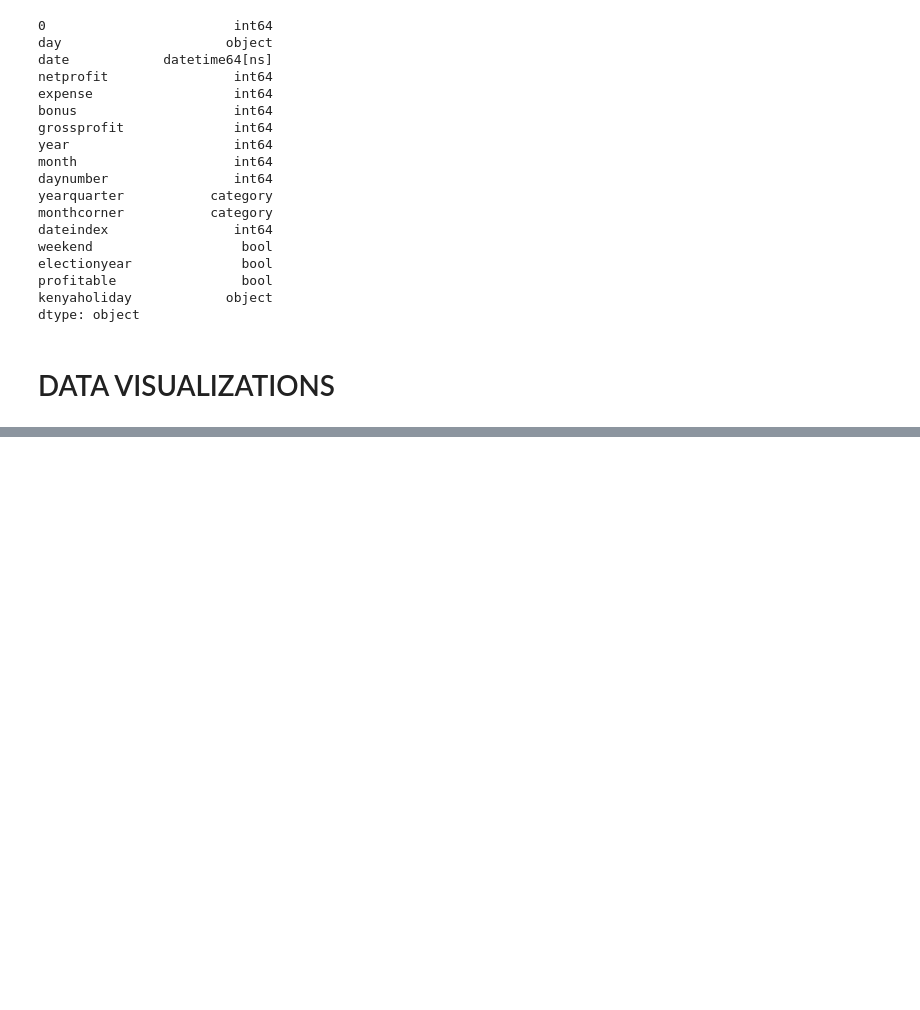
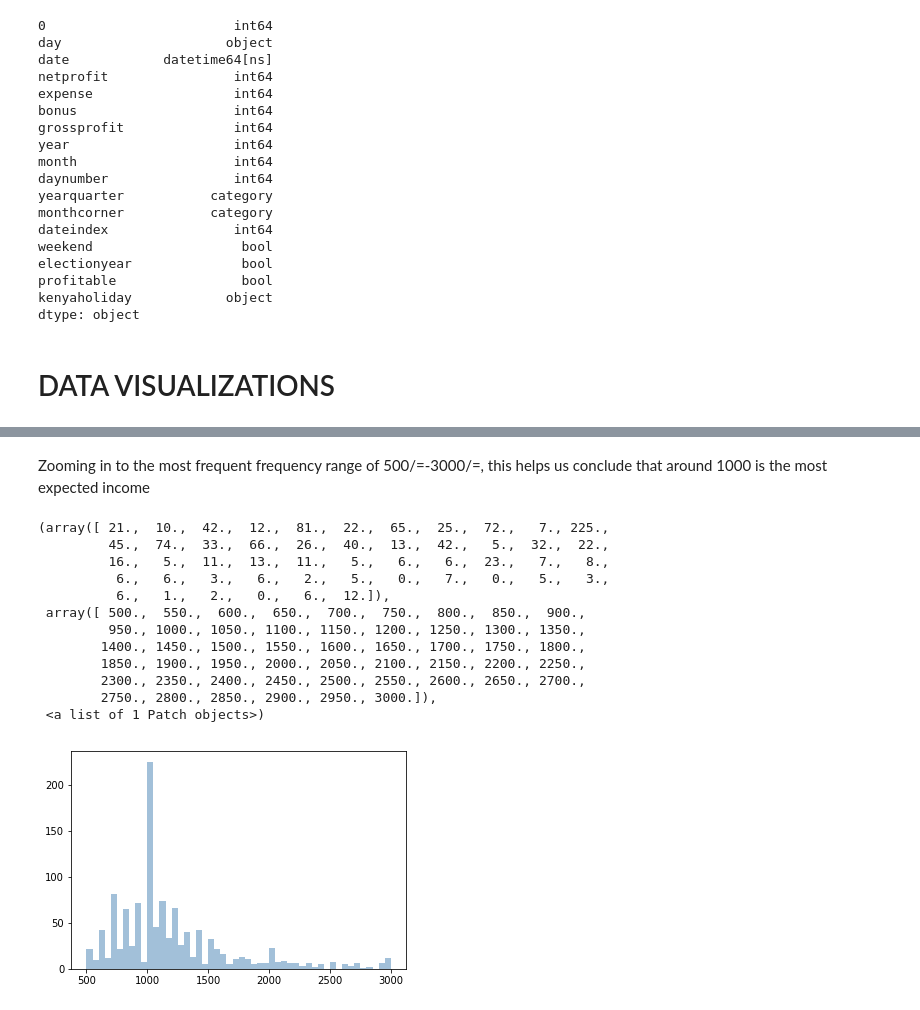
Before and after one commit to KenyanGeek/Data-Science-and-Machine-Learning, a Jupyter notebook: Ongoing 7D Data Project.ipynb, the cells around one changed output, grey strips where cells are left out. Drawn from its saved outputs; the diff is of its cells as text; code cells hidden in the pictures; blank space fills up the shorter version.

```diff
--- a/Ongoing 7D Data Project.ipynb
+++ b/Ongoing 7D Data Project.ipynb
@@ -433,0 +462,20 @@ dtype: object
+# %% [markdown]
+Zooming in to the most frequent frequency range of 500/=-3000/=, this helps us conclude that around 1000 is the most expected income
+# %%
+plt.hist(df.grossprofit, bins=50,  alpha=0.5,
+                histtype='stepfilled', color='steelblue',
+                edgecolor='none', range = (500, 3000))
+# %% [output]
+(array([ 21.,  10.,  42.,  12.,  81.,  22.,  65.,  25.,  72.,   7., 225.,
+         45.,  74.,  33.,  66.,  26.,  40.,  13.,  42.,   5.,  32.,  22.,
+         16.,   5.,  11.,  13.,  11.,   5.,   6.,   6.,  23.,   7.,   8.,
+          6.,   6.,   3.,   6.,   2.,   5.,   0.,   7.,   0.,   5.,   3.,
+          6.,   1.,   2.,   0.,   6.,  12.]),
+ array([ 500.,  550.,  600.,  650.,  700.,  750.,  800.,  850.,  900.,
+         950., 1000., 1050., 1100., 1150., 1200., 1250., 1300., 1350.,
+        1400., 1450., 1500., 1550., 1600., 1650., 1700., 1750., 1800.,
+        1850., 1900., 1950., 2000., 2050., 2100., 2150., 2200., 2250.,
+        2300., 2350., 2400., 2450., 2500., 2550., 2600., 2650., 2700.,
+        2750., 2800., 2850., 2900., 2950., 3000.]),
+ <a list of 1 Patch objects>)
+[figure, added]
```
Also changed, not shown: parts of 8 cells of this notebook.
